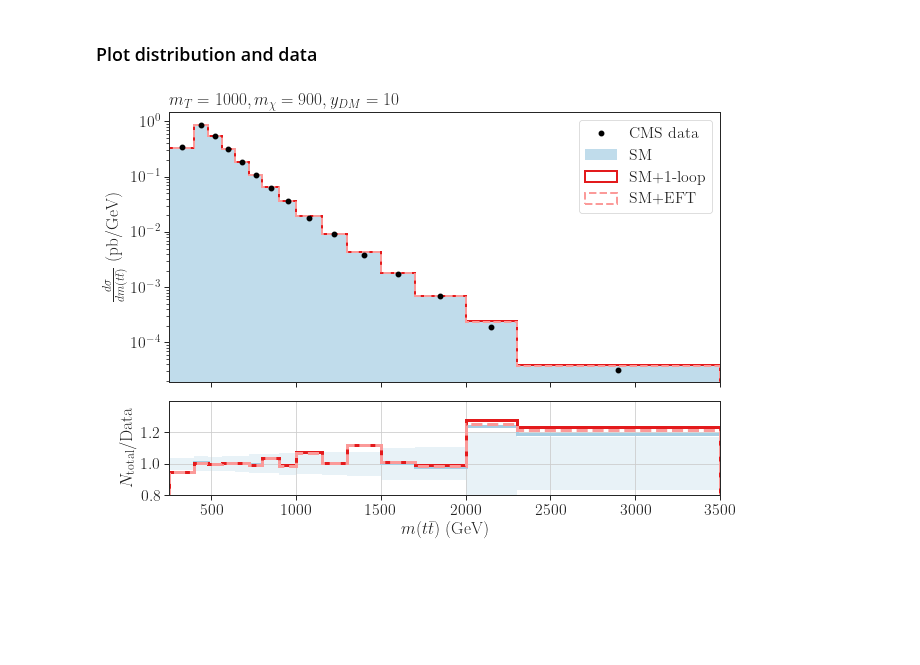
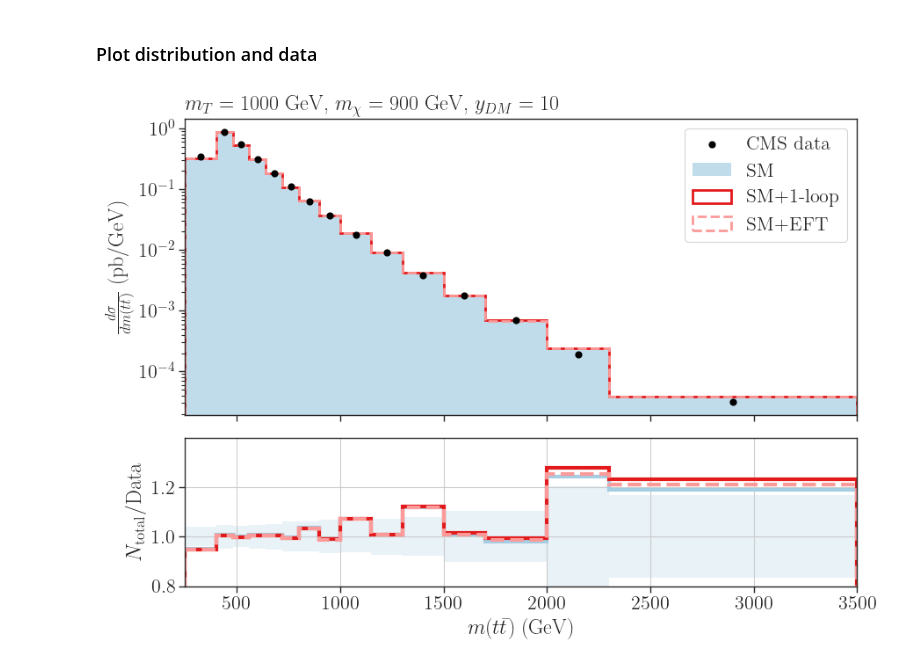
Before and after one commit to andlessa/SMStoEFT, a Jupyter notebook: plotting/distributions/plots-dists-CMS copy.ipynb, the cells around one changed output. Saved outputs shown, nothing was run; the diff lists cells and outputs as text; code cells hidden in the pictures; blank space fills up the shorter version.

```diff
--- a/plotting/distributions/plots-dists-CMS copy.ipynb
+++ b/plotting/distributions/plots-dists-CMS copy.ipynb
@@ -40,7 +40,7 @@ recastDataEFTAll = pd.read_pickle('../../Recast/CMS-TOP-20-001_mtt/pp2tt_eft_sca
 ### Get CMS data
 # %%
 # ### Load CMS data
-xsecsObs,sm,covMatrix = read_CMSdata(dataDir='../../Recast/CMS-TOP-20-001_mtt/data')
+xsecsObs,smNLO,covMatrix = read_CMSdata(dataDir='../../Recast/CMS-TOP-20-001_mtt/data')
 bgError = np.sqrt(covMatrix.diagonal())
 cms_bins = np.array([250.,400.,480.,560.,640.,720.,800.,900.,1000.,
                 1150.,1300.,1500.,1700.,2000.,2300.,3500.])
@@ -51,4 +51,5 @@ bin_widths  = cms_bins[1:]-cms_bins[:-1]
 # ### Load SM prediction (LO)
 smLO = getSMLO('../../Recast/CMS-TOP-20-001_mtt/sm/sm_tt_lo_cms_top_20_001.pcl')
 # ### Load k-factors
-kfac = getKfactor(sm,smLO)
+kfac = getKfactor(smNLO,smLO)
+smNLO = smNLO/bin_widths
@@ -57,2 +55,0 @@ kfac = getKfactor(sm,smLO)
-# %%
-smNLO = kfac*smLO/bin_widths
@@ -174,39 +200,39 @@ signalEFTNLO = signalEFT*kfac/bin_widths
 # %%
 yDM = 10.0/recastData.iloc[0]['yDM']
 
-_, axarr = plt.subplots(2,sharex=True, gridspec_kw = {'height_ratios':[2, 0.7]},figsize=(9,7))
+_, axarr = plt.subplots(2,sharex=True, gridspec_kw = {'height_ratios':[2, 1]},figsize=(9,7))
 plt.subplots_adjust(left=0.12, bottom=0.12, right=0.97, top=None, wspace=None, hspace=0.1)
 
 axarr[0].scatter(bin_centers,xsecsObs,label='CMS data',linewidth=2,s=15,
 c='black',zorder=10)
 axarr[0].hist(bin_centers,weights=smNLO,label=r'SM',histtype='step',linewidth=0,bins=cms_bins,color=colors[0],fill=True,alpha=0.7)
 axarr[0].hist(bin_centers,weights=smNLO+signalNLO*yDM**2,label=r'SM+1-loop',histtype='step',linewidth=2,bins=cms_bins,color=colors[5])
 axarr[0].hist(bin_centers,weights=smNLO+signalEFTNLO*yDM**2,label=r'SM+EFT',histtype='step',linewidth=2,bins=cms_bins,linestyle='dashed',color=colors[4])
 axarr[0].set_yscale('log')
 # axarr[0].set_ylim(1e-6,2e-2)
 axarr[0].legend()
 axarr[0].set_xlim(250.,3500.)
 # axarr[0].grid()
 
 axarr[1].hist(bin_centers,weights=np.divide(smNLO,xsecsObs),histtype='step',linewidth=3,bins=cms_bins,color=colors[0])
 axarr[1].hist(bin_centers,weights=np.divide(smNLO+signalNLO*yDM**2,xsecsObs),histtype='step',linewidth=3,bins=cms_bins,color=colors[5])
 axarr[1].hist(bin_centers,weights=np.divide(smNLO+signalEFTNLO*yDM**2,xsecsObs),histtype='step',linewidth=3,bins=cms_bins,color=colors[4],linestyle='dashed')
 
 # axarr[1].bar(x=bins_left, height=np.divide(2*bgError,xsecsObs), bottom=np.divide(smNLO-bgError,xsecsObs), width=bin_widths, align='edge', linewidth=0, color=colors[0], alpha=0.25, zorder=-1, label='uncertainty band')
 axarr[1].bar(x=bins_left, height=np.divide(2*bgError,xsecsObs), bottom=np.divide(xsecsObs-bgError,xsecsObs), width=bin_widths, align='edge', linewidth=0, color=colors[0], alpha=0.25, zorder=-1, label='uncertainty band')
 
 
 axarr[1].set_ylim(0.8,1.4)
 axarr[1].set_yticks(np.arange(0.8,1.4,0.2))
 axarr[1].grid()
 
-axarr[0].set_title(r'$m_T = %1.0f, m_{\chi} = %1.0f, y_{DM} = %1.0f$' %(mST,mChi,yDM),loc='left')
 axarr[1].set_xlabel(r'$m(t\bar{t})$ (GeV)')
 axarr[0].set_ylabel(r'$\frac{d \sigma}{d m(t\bar{t})}$ (pb/GeV)')
 axarr[1].set_ylabel(r'$N_{\rm total}/{\rm Data}$')
 
 
-# plt.savefig('CMS_mtt_mST%i_mChi%i_yDM_%i.png' %(int(mST),int(mChi),int(yDM)))
+axarr[0].set_title(r'$m_T = %1.0f$ GeV, $m_{\chi} = %1.0f$ GeV, $y_{DM} = %1.0f$' %(mST,mChi,yDM),loc='left')
+plt.savefig('CMS_mtt_mST%i_mChi%i_yDM_%i.png' %(int(mST),int(mChi),int(yDM)))
 plt.show()
 # %% [output]
-[figure, old version]
+[figure, new version]
```
Also changed, not shown: parts of 8 cells of this notebook, 1 other file.
